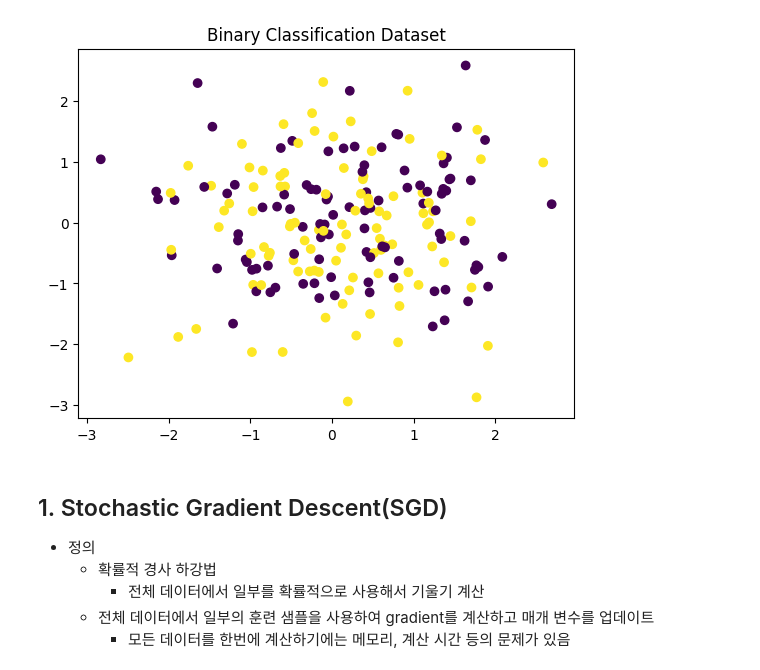
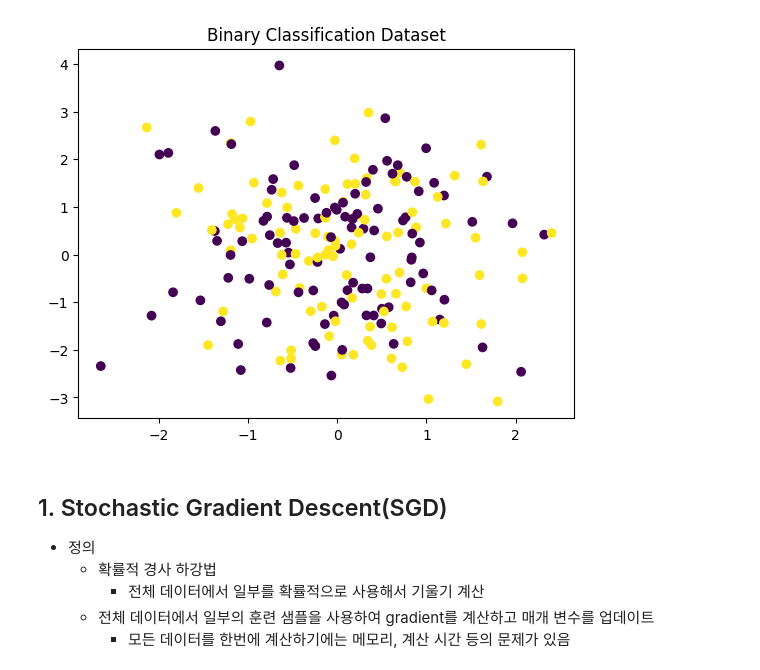
Before and after one commit to smsm8898/scratch, a Jupyter notebook: notebooks/optimizers.ipynb, the cells around one changed output. Saved outputs shown, nothing was run; the diff lists cells and outputs as text; code cells hidden in the pictures.

```diff
--- a/notebooks/optimizers.ipynb
+++ b/notebooks/optimizers.ipynb
@@ -58,29 +71,29 @@ def visualize(losses, optimizer):
     plt.close()
 # %%
 # common settings
-n_epochs = 50
-lr = 0.1
-n_features = 20
+n_epochs = 100
+lr = 0.01
+n_features = 10
 
 # logistic regression
 _w = np.random.randn(n_features, 1)
 _b = np.zeros([1])
 
 # binary classification dataset
 X, y = make_classification(
     n_samples=200,
     n_features=n_features,
     n_redundant=0,
     n_informative=2,
     random_state=42
 )
 
 
 plt.scatter(X[:, 0], X[:, 1], c=y)
 plt.title("Binary Classification Dataset")
 plt.show()
 # %% [output]
-[figure, old version]
+[figure, new version]
 # %% [markdown]
 ## 1. Stochastic Gradient Descent(SGD)
 
```
Also changed, not shown: parts of 6 cells of this notebook.
